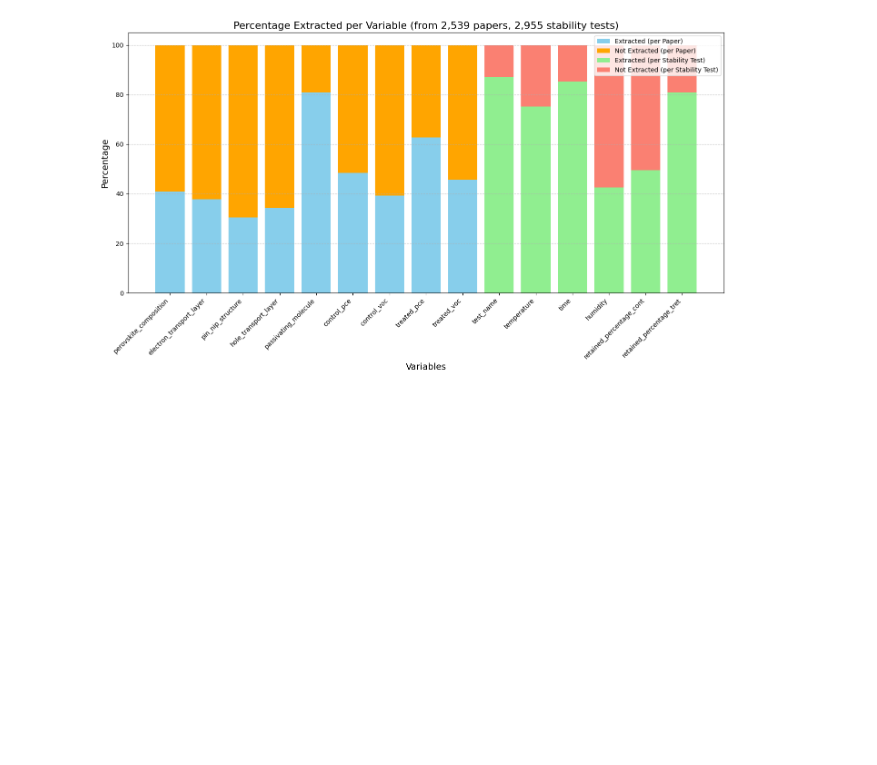
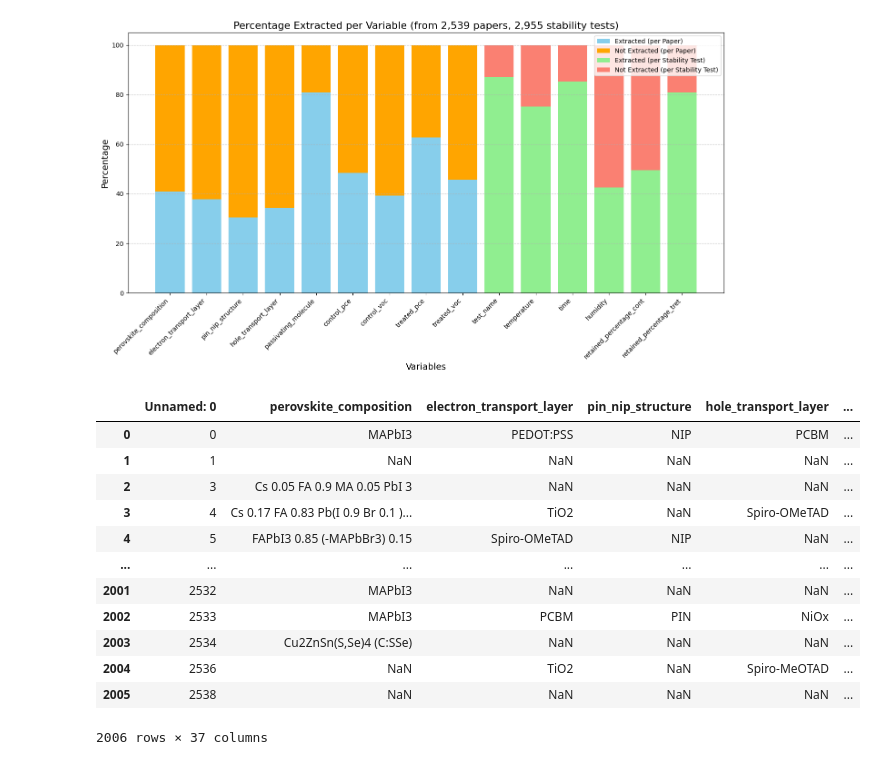
Before and after one commit to kanggunh/DSC180_B11_Q2, a Jupyter notebook: extraction_vis.ipynb, the cells around one changed output. Cells and saved outputs as stored; diff of their text form; code cells hidden in the pictures; blank space fills up the shorter version.

```diff
--- a/extraction_vis.ipynb
+++ b/extraction_vis.ipynb
@@ -214,3 +215,20 @@ plt.tight_layout()
 plt.show()
 # %% [output]
 [figure]
+# %%
+iupac_df = pd.read_csv('data/iupac_df.csv')
+iupac_df
+# %% [output]
+|  | Unnamed: 0 | perovskite_composition | electron_transport_layer | pin_nip_structure | hole_transport_layer | ... |
+| 0 | 0 | MAPbI3 | PEDOT:PSS | NIP | PCBM | ... |
+| 1 | 1 | NaN | NaN | NaN | NaN | ... |
+| 2 | 3 | Cs 0.05 FA 0.9 MA 0.05 PbI 3 | NaN | NaN | NaN | ... |
+| 3 | 4 | Cs 0.17 FA 0.83 Pb(I 0.9 Br 0.1 )... | TiO2 | NaN | Spiro-OMeTAD | ... |
+| 4 | 5 | FAPbI3 0.85 (-MAPbBr3) 0.15 | Spiro-OMeTAD | NIP | NaN | ... |
+| ... | ... | ... | ... | ... | ... | ... |
+| 2001 | 2532 | MAPbI3 | NaN | NaN | NaN | ... |
+| 2002 | 2533 | MAPbI3 | PCBM | PIN | NiOx | ... |
+| 2003 | 2534 | Cu2ZnSn(S,Se)4 (C:SSe) | NaN | NaN | NaN | ... |
+| 2004 | 2536 | NaN | TiO2 | NaN | Spiro-MeOTAD | ... |
+| 2005 | 2538 | NaN | NaN | NaN | NaN | ... |
+2006 rows × 37 columns
```
Also changed, not shown: parts of 4 cells of this notebook, 3 other files.
